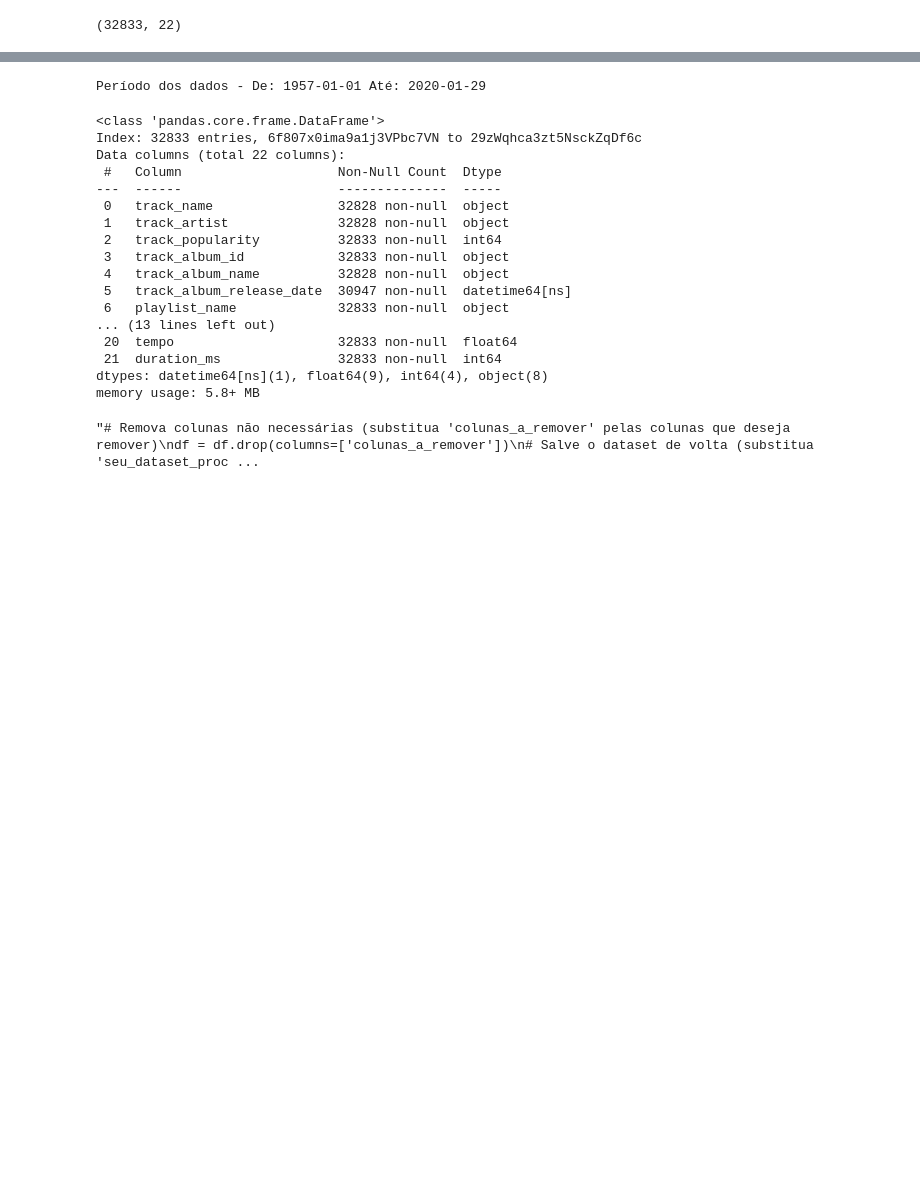
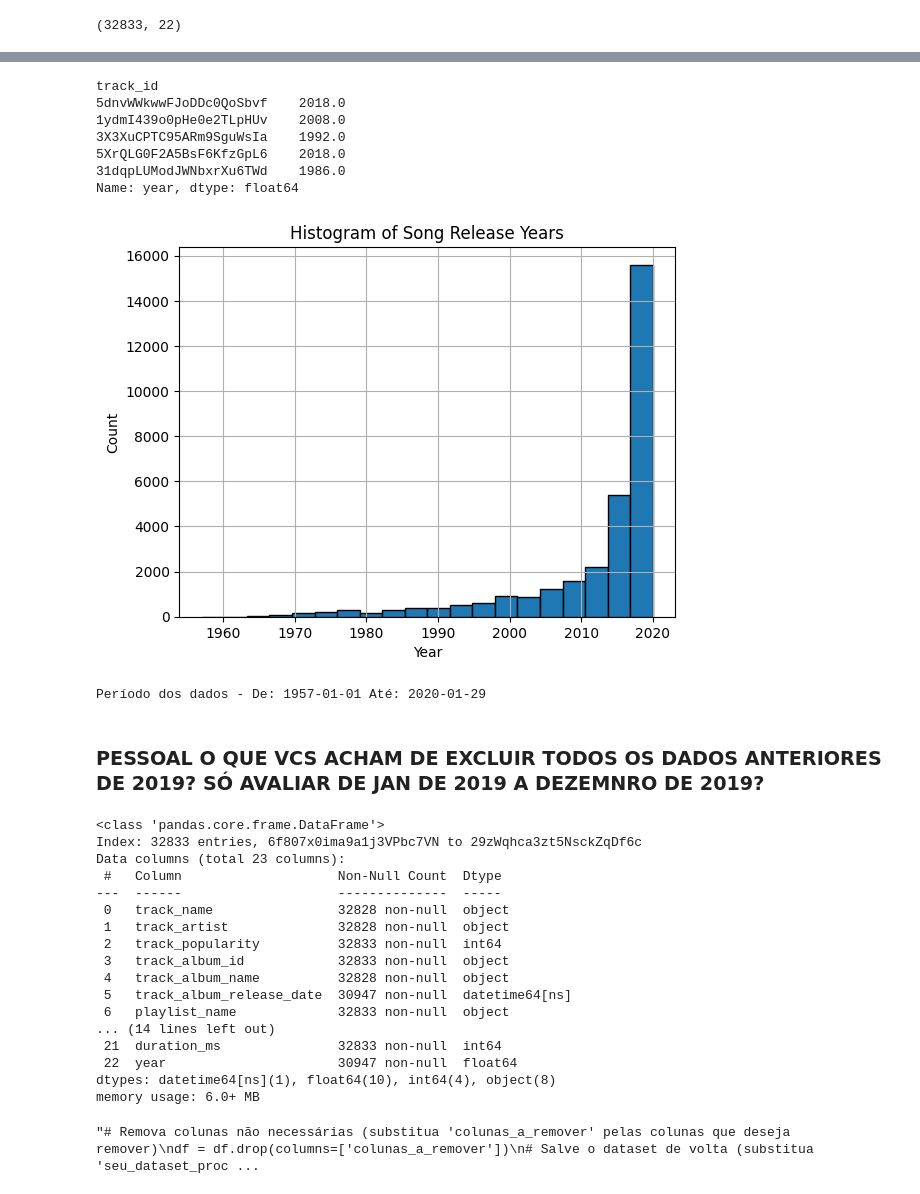
Before and after one commit to claraferreirabatista/30000-spotify-songs-machine-learning-popularidade, a Jupyter notebook: tratamento_dados.ipynb, the cells around one changed output, grey strips where cells are left out. Saved outputs shown, nothing was run; the diff lists cells and outputs as text; code cells hidden in the pictures; blank space fills up the shorter version.

```diff
--- a/tratamento_dados.ipynb
+++ b/tratamento_dados.ipynb
@@ -55,0 +59,6 @@ df.tail()
+# %%
+# Extrair o ano da data de lançamento do álbum
+df['album_year'] = pd.to_datetime(df['track_album_release_date']).dt.year
+
+# Exibir as primeiras linhas do DataFrame com a nova feature
+print(df[['track_album_release_date', 'album_year']].head())
@@ -56 +73,20 @@ df.tail()
+# %%
+# Let's look at some examples
+print(df['year'].sample(5))
+
+# and create a histogram of the distribution of songs by year
+df['year'].hist(bins=20, edgecolor='black')
+plt.xlabel('Year')
+plt.ylabel('Count')
+plt.title('Histogram of Song Release Years')
+plt.show()
+# %% [output]
+track_id
+5dnvWWkwwFJoDDc0QoSbvf    2018.0
+1ydmI439o0pHe0e2TLpHUv    2008.0
+3X3XuCPTC95ARm9SguWsIa    1992.0
+5XrQLG0F2A5BsF6KfzGpL6    2018.0
+31dqpLUModJWNbxrXu6TWd    1986.0
+Name: year, dtype: float64
+[figure, added]
 # %%
@@ -64,12 +99,14 @@ fim = df['track_album_release_date'].max()
 print('Período dos dados - De:', inicio.date(), 'Até:', fim.date())
 # %% [output]
 Período dos dados - De: 1957-01-01 Até: 2020-01-29
+# %% [markdown]
+### PESSOAL O QUE VCS ACHAM DE EXCLUIR TODOS OS DADOS ANTERIORES DE 2019? SÓ AVALIAR DE JAN DE 2019 A DEZEMNRO DE 2019?
 # %%
 df.info()
 # %% [output]
 <class 'pandas.core.frame.DataFrame'>
 Index: 32833 entries, 6f807x0ima9a1j3VPbc7VN to 29zWqhca3zt5NsckZqDf6c
-Data columns (total 22 columns):
+Data columns (total 23 columns):
  #   Column                    Non-Null Count  Dtype
 ---  ------                    --------------  -----
  0   track_name                32828 non-null  object
@@ -79,11 +116,11 @@ Data columns (total 22 columns):
  4   track_album_name          32828 non-null  object
  5   track_album_release_date  30947 non-null  datetime64[ns]
  6   playlist_name             32833 non-null  object
-... (13 lines left out)
- 20  tempo                     32833 non-null  float64
+... (14 lines left out)
  21  duration_ms               32833 non-null  int64
-dtypes: datetime64[ns](1), float64(9), int64(4), object(8)
-memory usage: 5.8+ MB
+ 22  year                      30947 non-null  float64
+dtypes: datetime64[ns](1), float64(10), int64(4), object(8)
+memory usage: 6.0+ MB
 # %%
 #cria colunas de variáveis binárias para as colunas 'playlist_genre' e 'playlist_subgenre' no DataFrame 'df'. Cada valor categórico se torna uma nova coluna com 0s e 1s, o que é útil para análise de dados e modelagem de machine learning.
 df = pd.get_dummies(df, columns=['playlist_genre', 'playlist_subgenre'])
```
Also changed, not shown: parts of 7 cells of this notebook, 4 other files.
